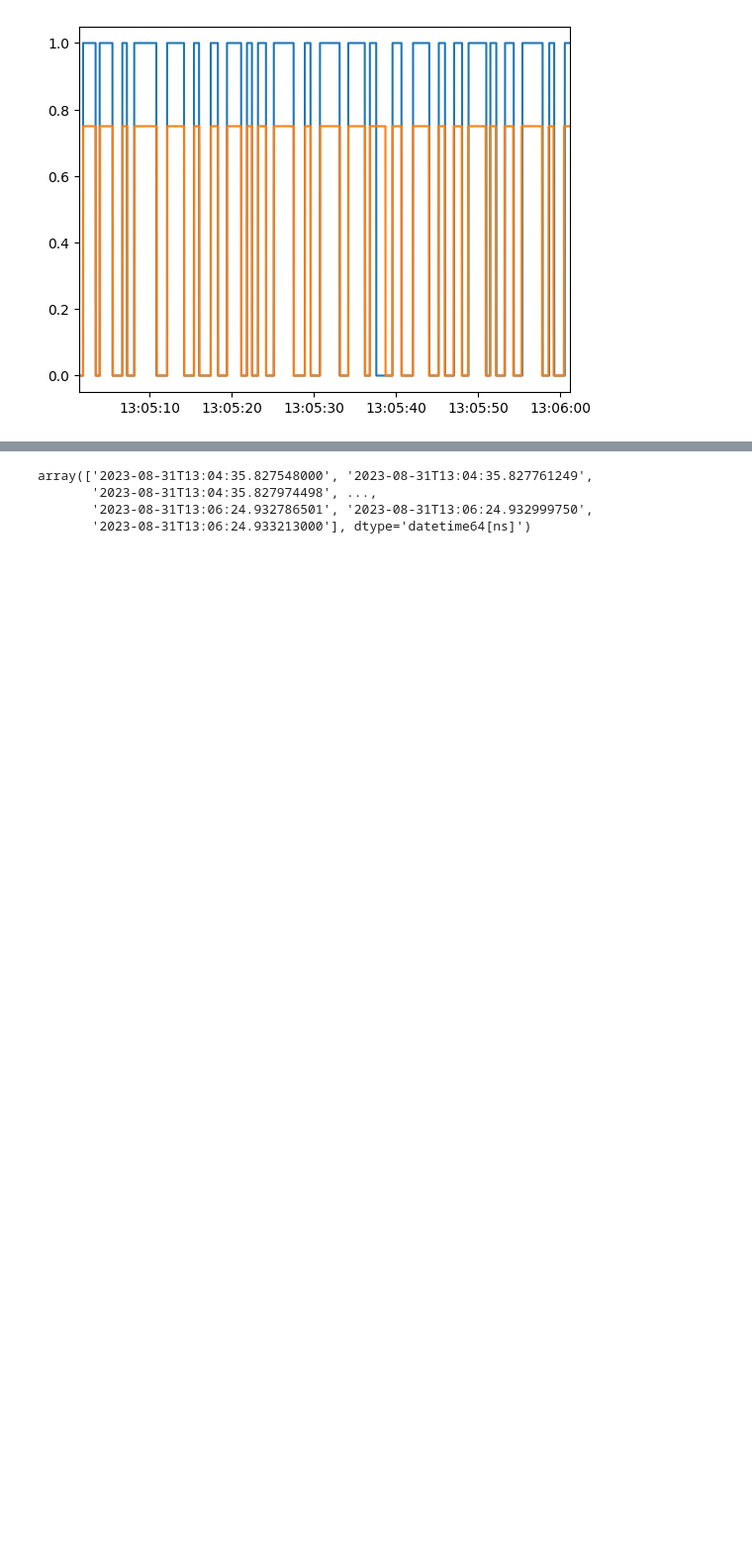
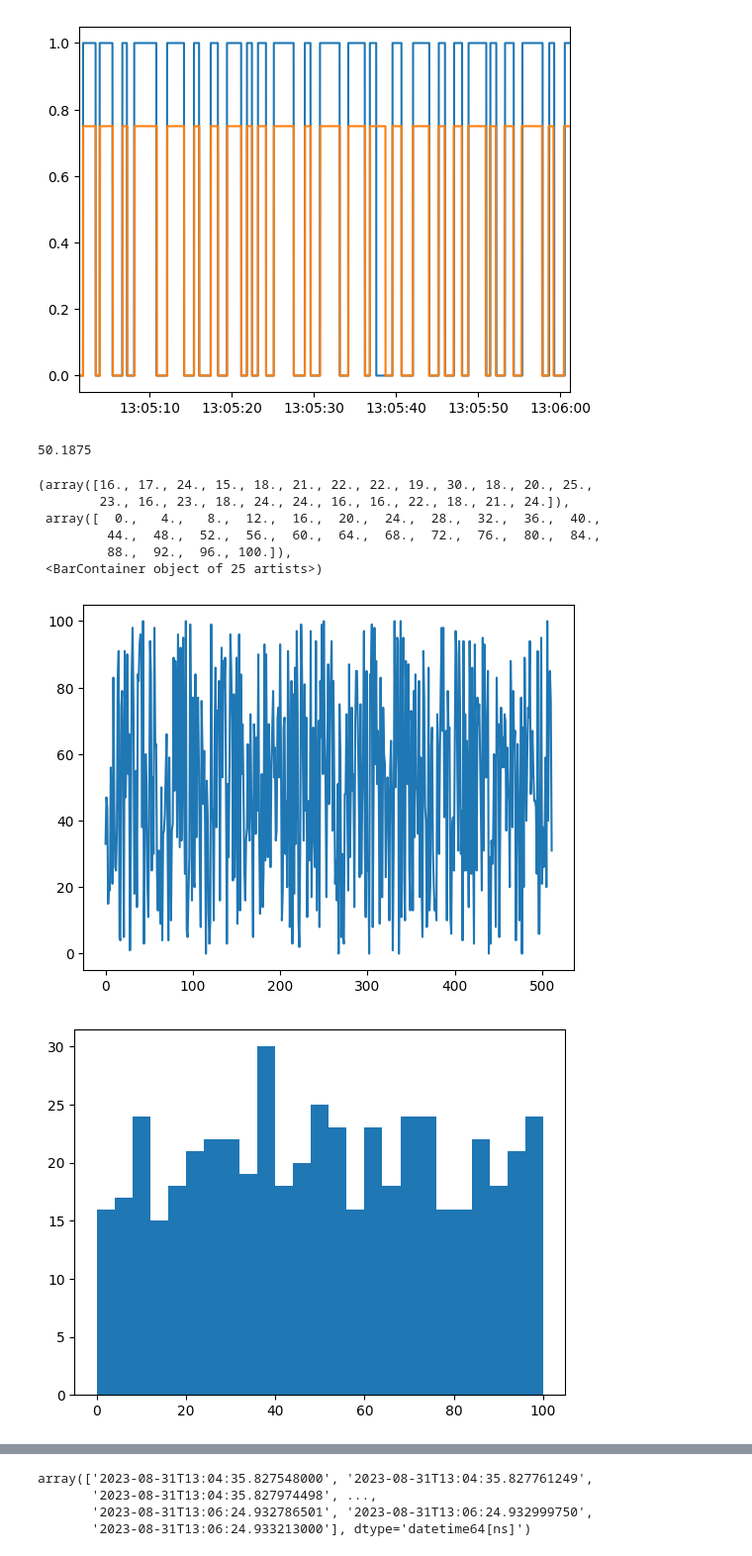
Before and after one commit to rbechto2/aact, a Jupyter notebook: analysis/aact_analysis.ipynb, the cells around one changed output, grey strips where cells are left out. Shown at 99% size. Saved outputs shown, nothing was run; the diff lists cells and outputs as text; code cells hidden in the pictures; blank space fills up the shorter version.

```diff
--- a/analysis/aact_analysis.ipynb
+++ b/analysis/aact_analysis.ipynb
@@ -98,3 +99,19 @@ plt.xlim([photodiode_timestamps[int(1.2e5)],photodiode_timestamps[int(4e5)]])
 # %% [output]
 (19600.54515529492, 19600.545846381076)
 [figure]
+# %%
+a = [random.randint(0, 100) for i in range(512)]
+plt.plot(a)
+print(np.mean(a))
+plt.figure()
+plt.hist(a,25)
+# %% [output]
+50.1875
+(array([16., 17., 24., 15., 18., 21., 22., 22., 19., 30., 18., 20., 25.,
+        23., 16., 23., 18., 24., 24., 16., 16., 22., 18., 21., 24.]),
+ array([  0.,   4.,   8.,  12.,  16.,  20.,  24.,  28.,  32.,  36.,  40.,
+         44.,  48.,  52.,  56.,  60.,  64.,  68.,  72.,  76.,  80.,  84.,
+         88.,  92.,  96., 100.]),
+ <BarContainer object of 25 artists>)
+[figure, added]
+[figure, added]
```
Also changed, not shown: parts of 2 cells of this notebook, 4 other files.
